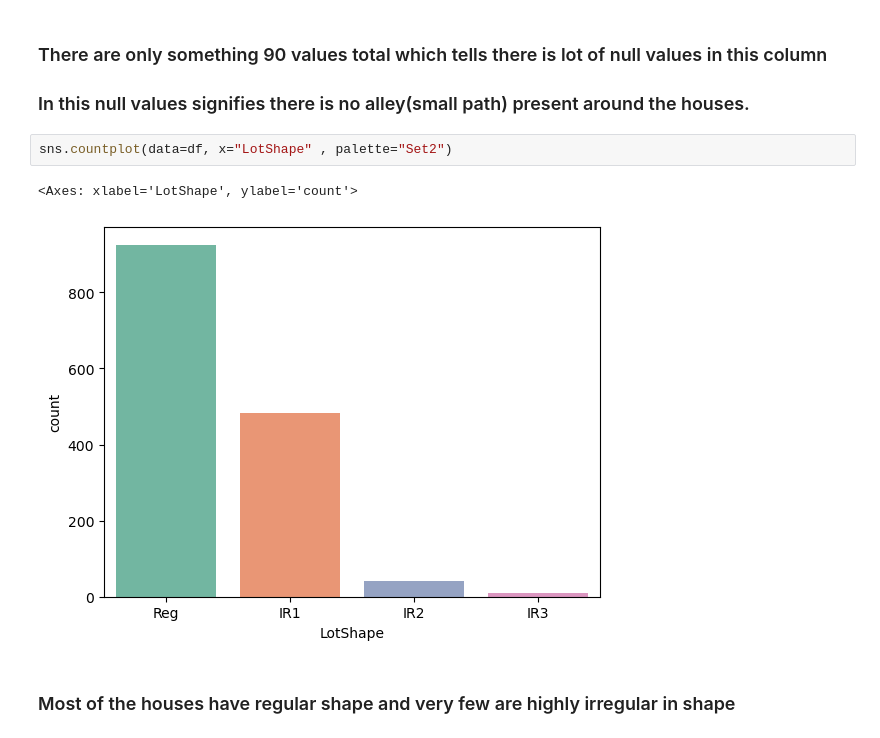
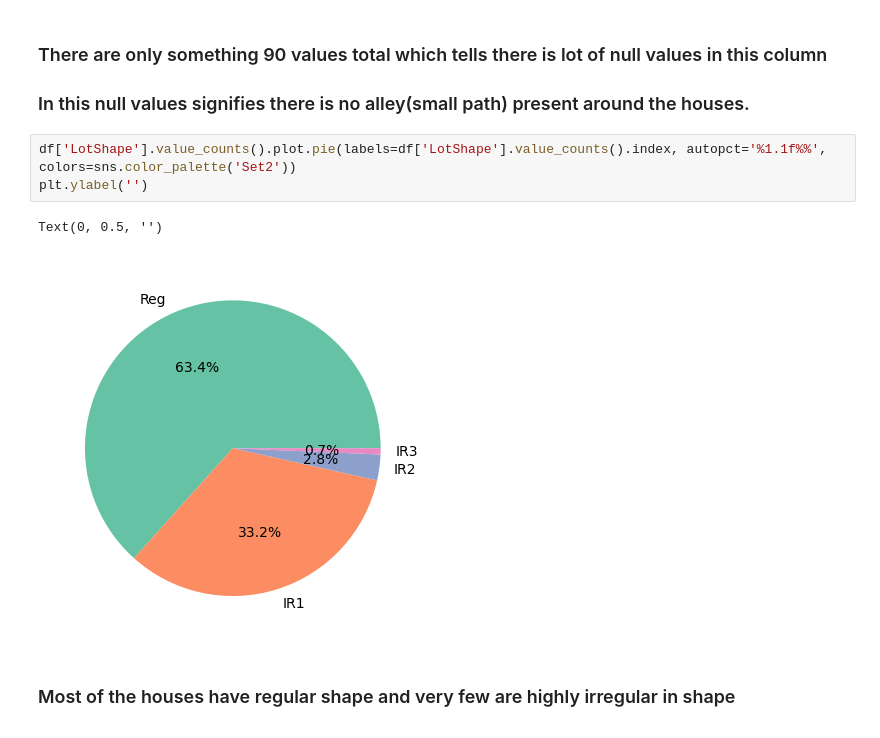
Before and after one commit to amanverma-98/house_price, a Jupyter notebook: house_sale.ipynb, the cells around one changed output. Drawn from its saved outputs; the diff is of its cells as text.

```diff
--- a/house_sale.ipynb
+++ b/house_sale.ipynb
@@ -157,10 +161,11 @@ sns.countplot(data=df, x="Alley" , palette="Set2")
 ### There are only something 90 values total which tells there is lot of null values in this column
 ### In this null values signifies there is no alley(small path) present around the houses.
 # %%
-sns.countplot(data=df, x="LotShape" , palette="Set2")
+df['LotShape'].value_counts().plot.pie(labels=df['LotShape'].value_counts().index, autopct='%1.1f%%', colors=sns.color_palette('Set2'))
+plt.ylabel('')
 # %% [output]
-<Axes: xlabel='LotShape', ylabel='count'>
+Text(0, 0.5, '')
-[figure, old version]
+[figure, new version]
 # %% [markdown]
 ### Most of the houses have regular shape and very few are highly irregular in shape
 # %%
```
Also changed, not shown: parts of 34 cells of this notebook.
